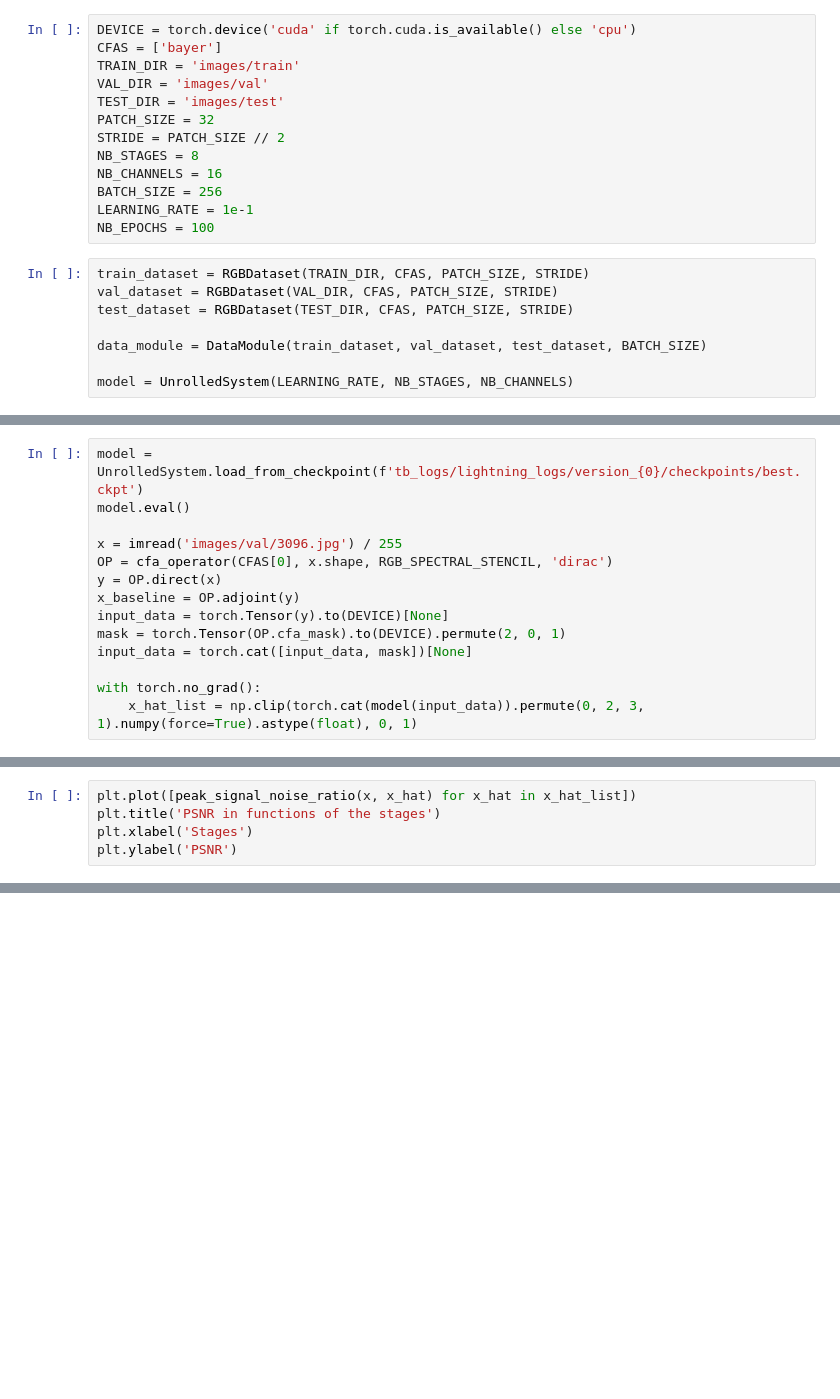
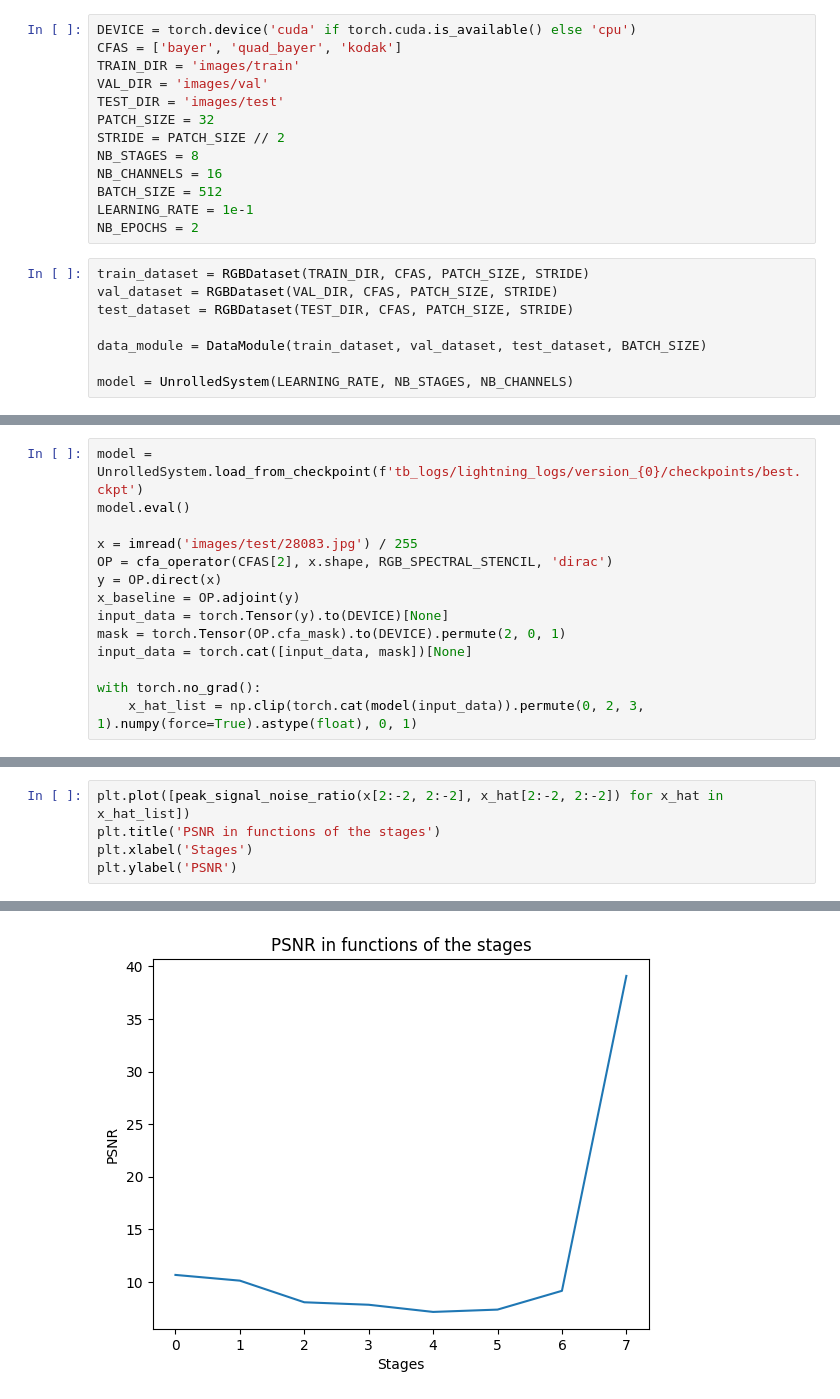
Before and after one commit to mattmull42/unrolled_demosaicking, a Jupyter notebook: main.ipynb, the cells around one changed output, grey strips where cells are left out. Cells and saved outputs as stored; diff of their text form; blank space fills up the shorter version.

```diff
--- a/main.ipynb
+++ b/main.ipynb
@@ -14,7 +14,7 @@ from src.lightning_classes import UnrolledSystem, DataModule
 from src.data_loader import RGBDataset, RGB_SPECTRAL_STENCIL
 # %%
 DEVICE = torch.device('cuda' if torch.cuda.is_available() else 'cpu')
-CFAS = ['bayer']
+CFAS = ['bayer', 'quad_bayer', 'kodak']
 TRAIN_DIR = 'images/train'
 VAL_DIR = 'images/val'
 TEST_DIR = 'images/test'
@@ -22,9 +22,9 @@ PATCH_SIZE = 32
 STRIDE = PATCH_SIZE // 2
 NB_STAGES = 8
 NB_CHANNELS = 16
-BATCH_SIZE = 256
+BATCH_SIZE = 512
 LEARNING_RATE = 1e-1
-NB_EPOCHS = 100
+NB_EPOCHS = 2
 # %%
 train_dataset = RGBDataset(TRAIN_DIR, CFAS, PATCH_SIZE, STRIDE)
 val_dataset = RGBDataset(VAL_DIR, CFAS, PATCH_SIZE, STRIDE)
@@ -47,8 +62,8 @@ trainer.test(model, datamodule=data_module)
 model = UnrolledSystem.load_from_checkpoint(f'tb_logs/lightning_logs/version_{0}/checkpoints/best.ckpt')
 model.eval()
 
-x = imread('images/val/3096.jpg') / 255
-OP = cfa_operator(CFAS[0], x.shape, RGB_SPECTRAL_STENCIL, 'dirac')
+x = imread('images/test/28083.jpg') / 255
+OP = cfa_operator(CFAS[2], x.shape, RGB_SPECTRAL_STENCIL, 'dirac')
 y = OP.direct(x)
 x_baseline = OP.adjoint(y)
 input_data = torch.Tensor(y).to(DEVICE)[None]
@@ -76,5 +93,6 @@ plt.show()
 # %%
-plt.plot([peak_signal_noise_ratio(x, x_hat) for x_hat in x_hat_list])
+plt.plot([peak_signal_noise_ratio(x[2:-2, 2:-2], x_hat[2:-2, 2:-2]) for x_hat in x_hat_list])
 plt.title('PSNR in functions of the stages')
 plt.xlabel('Stages')
 plt.ylabel('PSNR')
+# %% [output]
@@ -80,0 +100 @@ plt.ylabel('PSNR')
+[figure, added]
```
Also changed, not shown: parts of 5 cells of this notebook, 4 other files.
